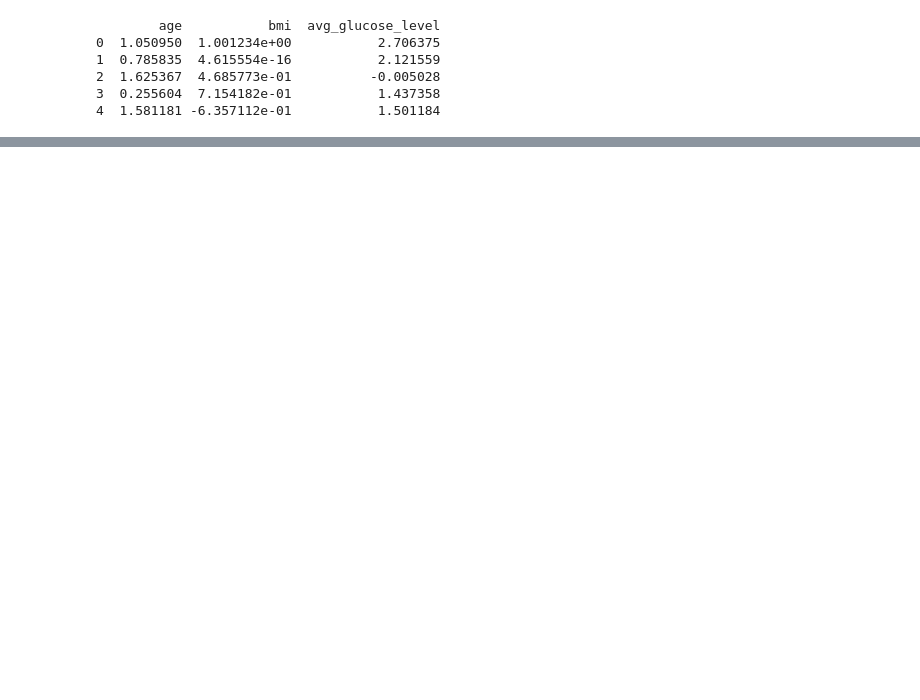
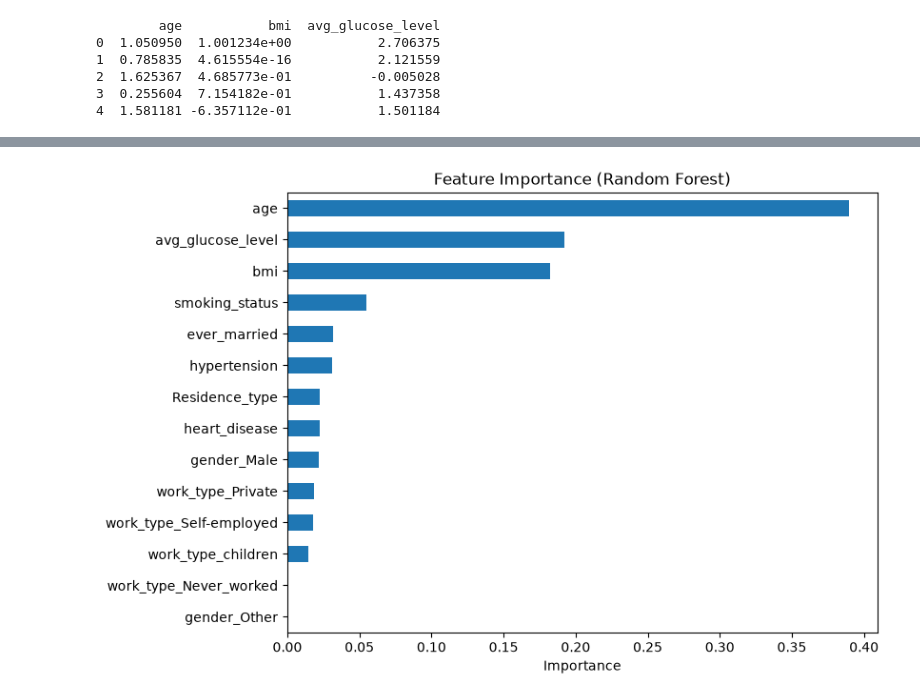
Before and after one commit to gopikashiju/stroke-risk-prediction, a Jupyter notebook: class3.3.ipynb, the cells around one changed output, grey strips where cells are left out. Cells and saved outputs as stored; diff of their text form; code cells hidden in the pictures; blank space fills up the shorter version.

```diff
--- a/class3.3.ipynb
+++ b/class3.3.ipynb
@@ -367,0 +434,14 @@ print(df[scale_cols].head())
+# %%
+from sklearn.linear_model import LogisticRegression
+from sklearn.metrics import classification_report, confusion_matrix
+
+model = LogisticRegression(class_weight='balanced', max_iter=1000)
+model.fit(X_train, y_train)
+
+y_pred = model.predict(X_test)
+
+print("Confusion Matrix:")
+print(confusion_matrix(y_test, y_pred))
+
+print("\nClassification Report:")
+print(classification_report(y_test, y_pred))
@@ -367,0 +462,13 @@ print(df[scale_cols].head())
+# %%
+from sklearn.ensemble import RandomForestClassifier
+
+rf_model = RandomForestClassifier(class_weight='balanced_subsample', random_state=42, n_estimators=200)
+rf_model.fit(X_train, y_train)
+
+y_pred_rf = rf_model.predict(X_test)
+
+print("Random Forest - Confusion Matrix:")
+print(confusion_matrix(y_test, y_pred_rf))
+
+print("\nRandom Forest - Classification Report:")
+print(classification_report(y_test, y_pred_rf))
@@ -367,0 +489,14 @@ print(df[scale_cols].head())
+# %%
+import pandas as pd
+
+importances = pd.Series(rf_model.feature_importances_, index=X_train.columns)
+importances = importances.sort_values(ascending=False)
+
+plt.figure(figsize=(8,6))
+importances.plot(kind='barh')
+plt.title('Feature Importance (Random Forest)')
+plt.xlabel('Importance')
+plt.gca().invert_yaxis()
+plt.show()
+# %% [output]
+[figure, added]
```
Also changed, not shown: parts of 13 cells of this notebook.
